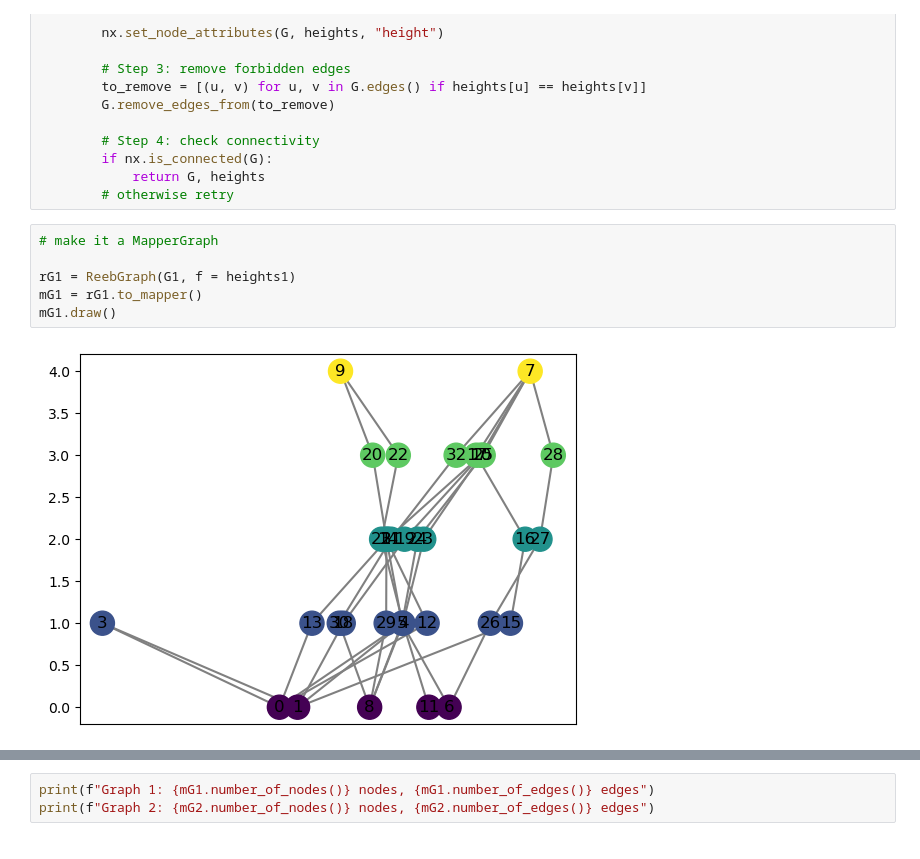
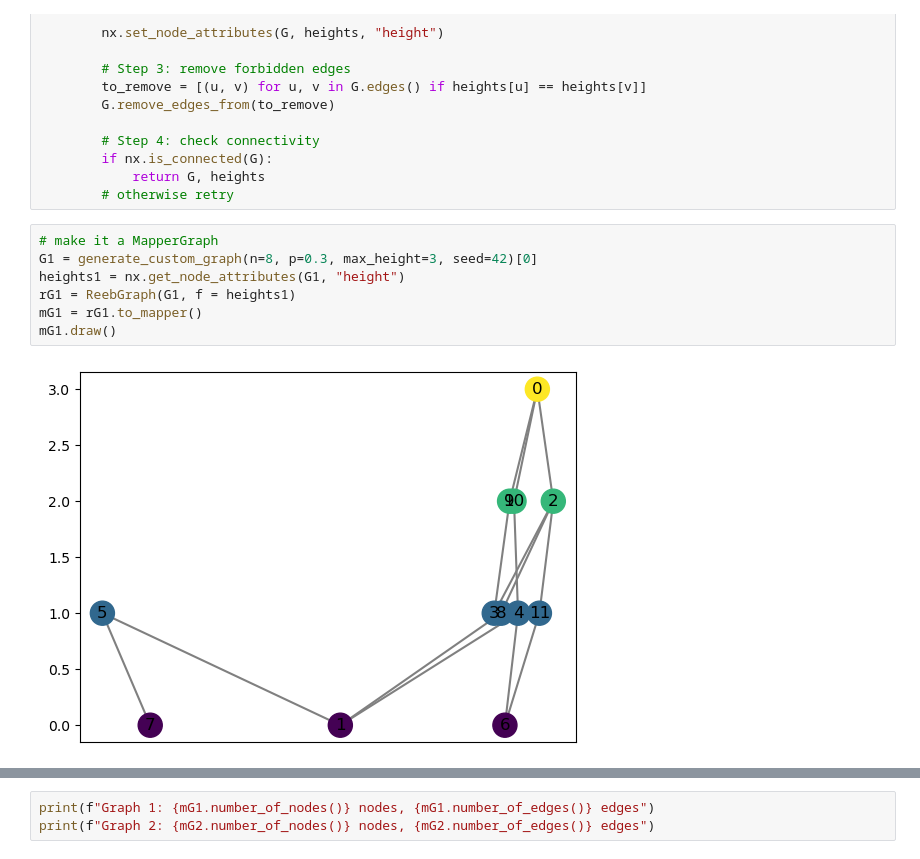
Before and after one commit to ishikaghosh2201/Mapper-Loss-Computation, a Jupyter notebook: optimization_experiments.ipynb, the cells around one changed output, grey strips where cells are left out. Cells and saved outputs as stored; diff of their text form.

```diff
--- a/optimization_experiments.ipynb
+++ b/optimization_experiments.ipynb
@@ -47,10 +47,11 @@ def generate_custom_graph(n=10, p=0.5, max_height=3, seed=None):
         # otherwise retry
 # %%
 # make it a MapperGraph
-
+G1 = generate_custom_graph(n=8, p=0.3, max_height=3, seed=42)[0]
+heights1 = nx.get_node_attributes(G1, "height")
 rG1 = ReebGraph(G1, f = heights1)
 mG1 = rG1.to_mapper()
 mG1.draw()
 # %% [output]
-[figure, old version]
+[figure, new version]
 # %%
```
Also changed, not shown: parts of 3 cells of this notebook.
